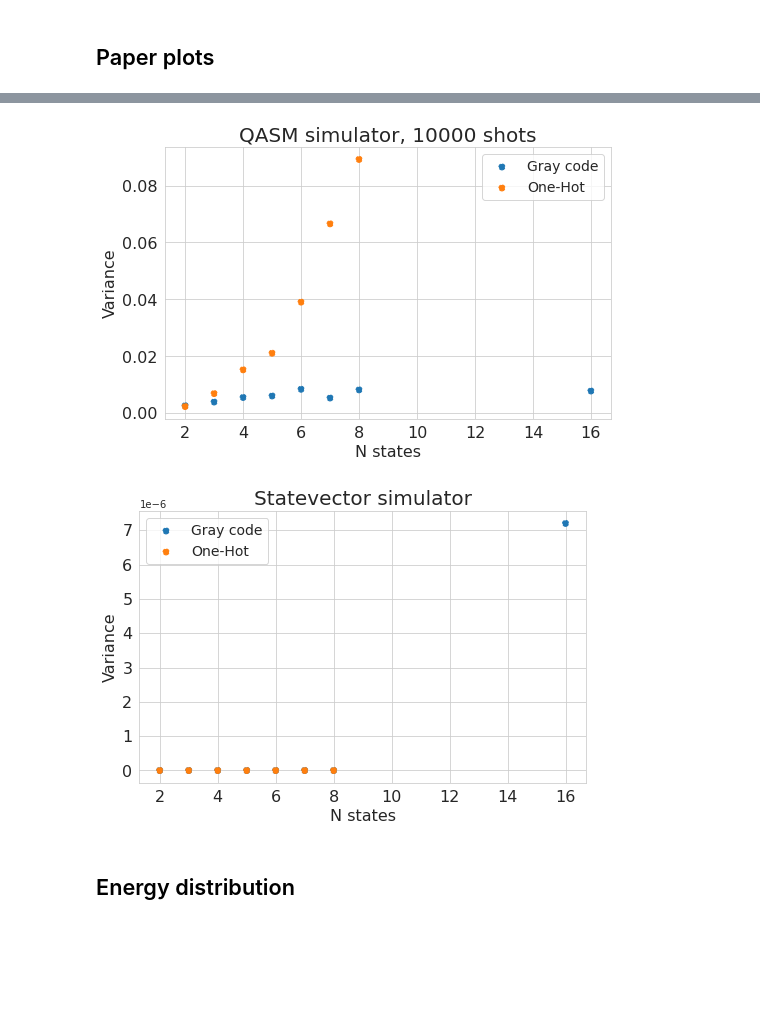
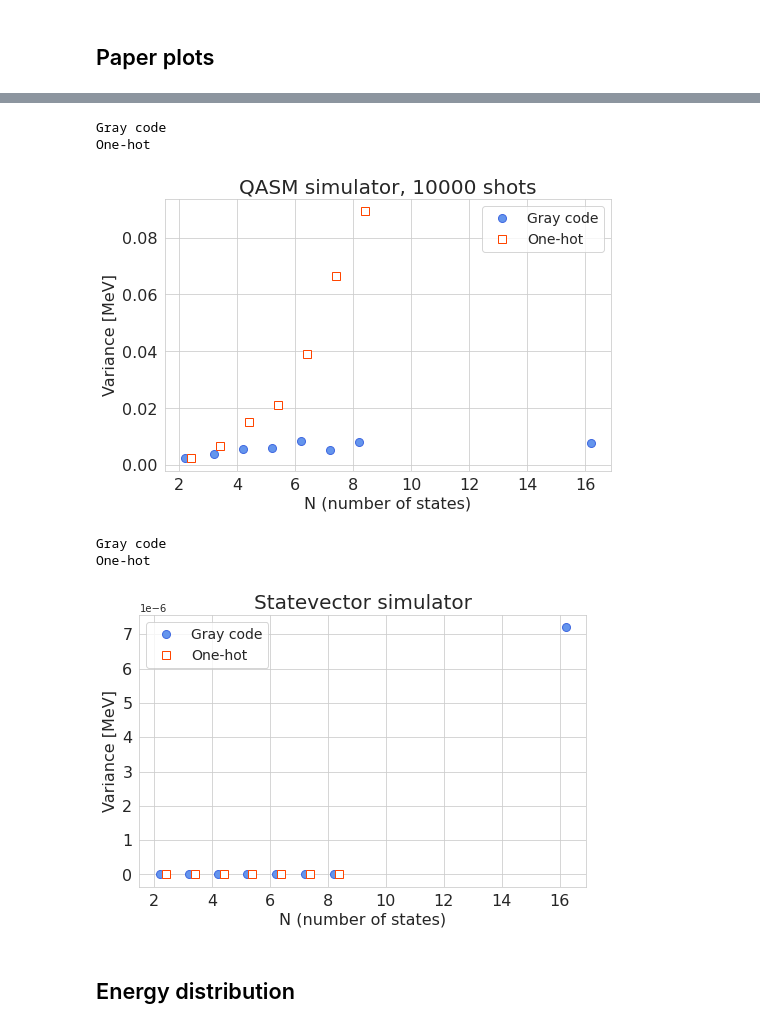
Before and after one commit to glassnotes/GrayCode-QubitEncoding, a Jupyter notebook: notebooks/Noise-Free-Analysis.ipynb, the cells around one changed output, grey strips where cells are left out. Drawn from its saved outputs; the diff is of its cells as text; code cells hidden in the pictures; blank space fills up the shorter version.

```diff
--- a/notebooks/Noise-Free-Analysis.ipynb
+++ b/notebooks/Noise-Free-Analysis.ipynb
@@ -35,7 +42,7 @@ for directory in ["../paper-data/noise-free"]:
         if 'gray_code' in filename:
             enc_type = "Gray code"
         else:
-            enc_type = "One-Hot"
+            enc_type = "One-hot"
             if 'original' in directory:
                 enc_type += "-original"
 
@@ -83,8 +90,6 @@ df.groupby(['enc_type', 'sim_type', 'n_states', 'shots', 'optimizer']).describe(
 # %% [markdown]
 ## Minimum energies
 # %%
-colours ={"Gray code" : "tab:blue",
-          "One-Hot" : "tab:orange"}
 
 for key, grp in df.groupby(['sim_type']):
 
@@ -155,7 +160,7 @@ for key, grp in df.groupby(['sim_type']):
     plt.figure(figsize=(8, 5))
 
     for encoding_key, encoding_group in grp.groupby(['enc_type']):
-        plt.plot(encoding_group.groupby(['n_states'])['energy'].var(), linestyle='--', marker='o', label=encoding_key)
+        plt.plot(encoding_group.groupby(['n_states'])['energy'].var(), linestyle='--', marker='o', label=encoding_key, color=colours[encoding_key])
 
     plt.xlabel("N_states", fontsize=16)
     plt.ylabel("Variance", fontsize=16)
@@ -176,6 +181,7 @@ for key, grp in df.groupby(['sim_type']):
 # %% [markdown]
 ## Paper plots
 # %%
+ms=8
 for key, grp in df.groupby(['sim_type']):
 
     plt.figure(figsize=(8, 5))
@@ -188,11 +194,11 @@ for key, grp in df.groupby(['sim_type']):
         n_states = np.array(list(split_by_state.groups.keys()))
         means = split_by_state['energy'].mean()
         std = split_by_state['energy'].std()
-        plt.errorbar(n_states + 0.2*count, means, yerr=std, capsize=4, fmt='o', label=encoding_key, color=colours[encoding_key])
+        plt.errorbar(n_states + 0.2*count, means, yerr=std, capsize=4, marker=markers[encoding_key], ms=ms, label=encoding_key, color=colours[encoding_key], mfc=fill_colour[encoding_key])#, fillstyle=fill_style[encoding_key], zorder=1)
         count += 1
 
-    plt.xlabel("N states", fontsize=16)
-    plt.ylabel("Average energy", fontsize=16)
+    plt.xlabel("N (number of states)", fontsize=16)
+    plt.ylabel("Average energy [MeV]", fontsize=16)
 
     plt.xticks(fontsize=16)
     plt.yticks(fontsize=16)
@@ -214,33 +220,40 @@ for key, grp in df.groupby(['sim_type']):
 # %%
 for key, grp in df.groupby(['sim_type']):
 
     plt.figure(figsize=(8, 5))
 
+    count = 1
     for encoding_key, encoding_group in grp.groupby(['enc_type']):
+        print(encoding_key)
         split_by_state = encoding_group.groupby(['n_states'])
         n_states = np.array(list(split_by_state.groups.keys()))
-        plt.scatter(n_states, split_by_state['energy'].var(), linestyle='--', marker='o', label=encoding_key)
+        plt.plot(n_states + 0.2*count, split_by_state['energy'].var(), linestyle='none', marker=markers[encoding_key], ms=ms, label=encoding_key, color=colours[encoding_key], mfc=fill_colour[encoding_key])#, fillstyle=fill_style[encoding_key])
+        count += 1
 
-    plt.xlabel("N states", fontsize=16)
-    plt.ylabel("Variance", fontsize=16)
+    plt.xlabel("N (number of states)", fontsize=16)
+    plt.ylabel("Variance [MeV]", fontsize=16)
 
     plt.xticks(fontsize=16)
     plt.yticks(fontsize=16)
 
     title_string = f"{key} simulator"
     if key == 'QASM':
         title_string += f', 10000 shots'
     plt.title(title_string, fontsize=20)
 
     plt.legend(fontsize=14)
 
     if key == 'QASM':
         plt.savefig("nonoise-qasm-variance.pdf")
 
     plt.show()
 # %% [output]
+Gray code
+One-hot
-[figure, old version]
+[figure, new version]
+Gray code
+One-hot
-[figure, old version]
+[figure, new version]
 # %% [markdown]
 ## Energy distribution
 # %%
```
Also changed, not shown: parts of 8 cells of this notebook, 2 other files.
